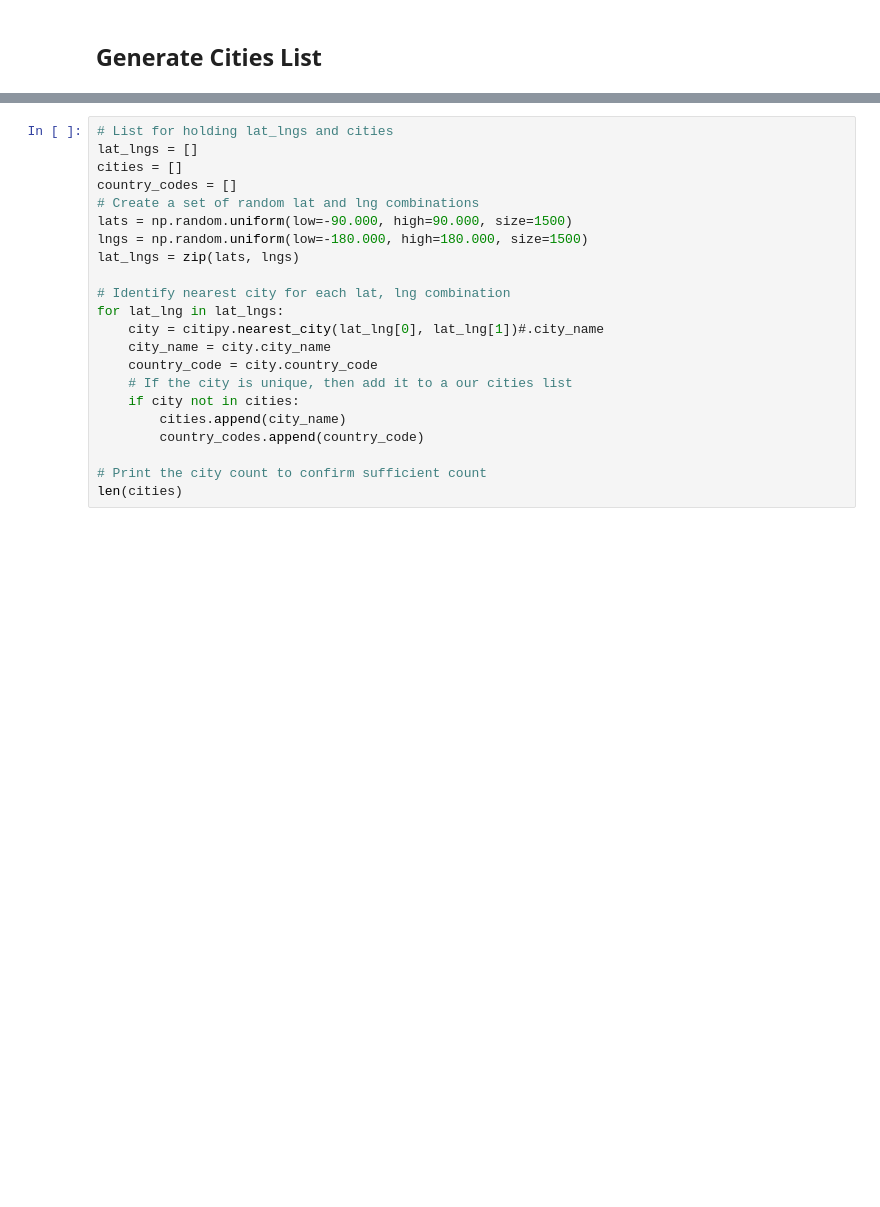
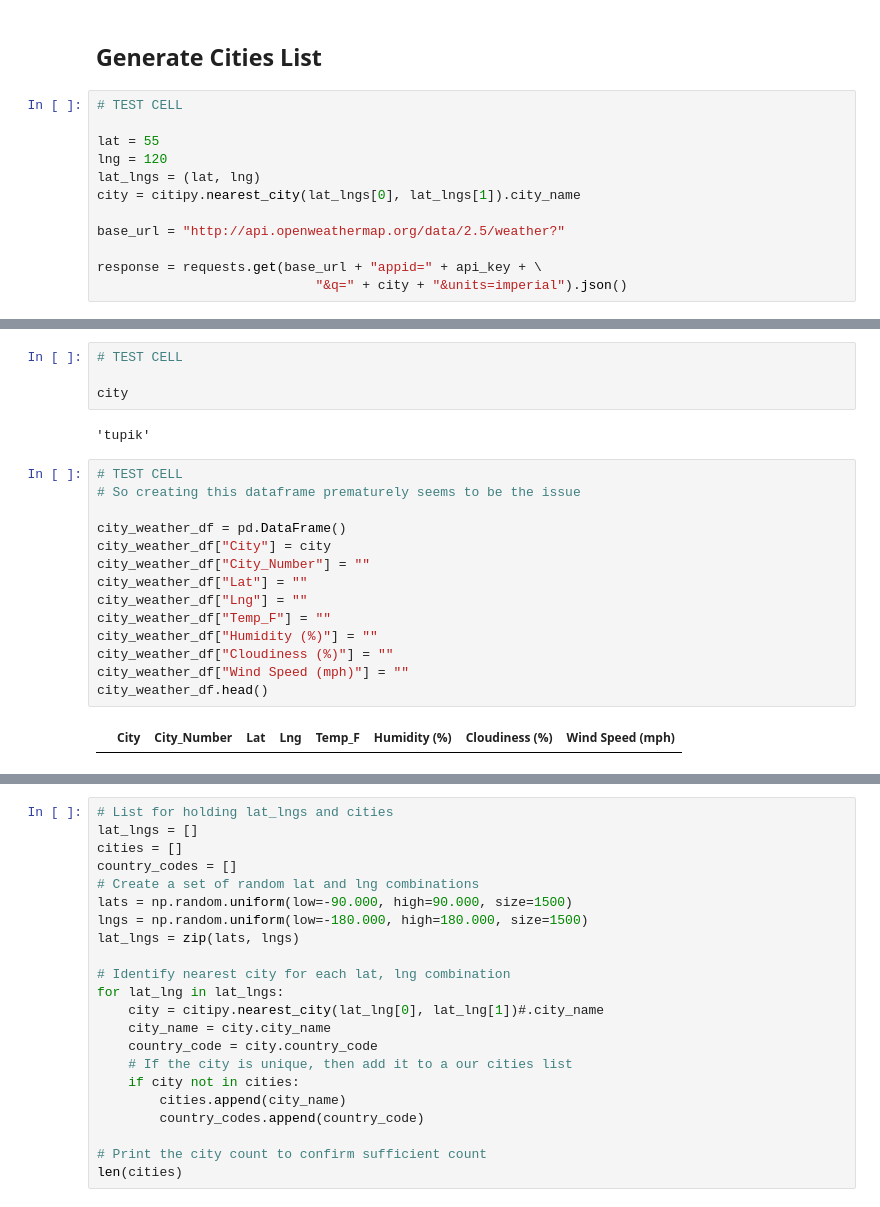
Before and after one commit to sjlapan/WeatherPy_LaPan, a Jupyter notebook: WeatherPy.ipynb, the cells around one changed output, grey strips where cells are left out. Drawn from its saved outputs; the diff is of its cells as text; blank space fills up the shorter version.

Commit message:
Added test code to determine sources of error

```diff
--- a/WeatherPy.ipynb
+++ b/WeatherPy.ipynb
@@ -33,3 +33,15 @@ lat_range = (-90, 90)
 lng_range = (-180, 180)
 # %% [markdown]
 ## Generate Cities List
+# %%
+# TEST CELL
+
+lat = 55
+lng = 120
+lat_lngs = (lat, lng)
+city = citipy.nearest_city(lat_lngs[0], lat_lngs[1]).city_name
+
+base_url = "http://api.openweathermap.org/data/2.5/weather?"
+
+response = requests.get(base_url + "appid=" + api_key + \
+                            "&q=" + city + "&units=imperial").json()
@@ -35,0 +69,22 @@ lng_range = (-180, 180)
+# %%
+# TEST CELL
+
+city
+# %% [output]
+'tupik'
+# %%
+# TEST CELL
+# So creating this dataframe prematurely seems to be the issue
+
+city_weather_df = pd.DataFrame()
+city_weather_df["City"] = city
+city_weather_df["City_Number"] = ""
+city_weather_df["Lat"] = ""
+city_weather_df["Lng"] = ""
+city_weather_df["Temp_F"] = ""
+city_weather_df["Humidity (%)"] = ""
+city_weather_df["Cloudiness (%)"] = ""
+city_weather_df["Wind Speed (mph)"] = ""
+city_weather_df.head()
+# %% [output]
+|  | City | City_Number | Lat | Lng | Temp_F | Humidity (%) | Cloudiness (%) | Wind Speed (mph) |
```
Also changed, not shown: parts of 3 cells of this notebook.
